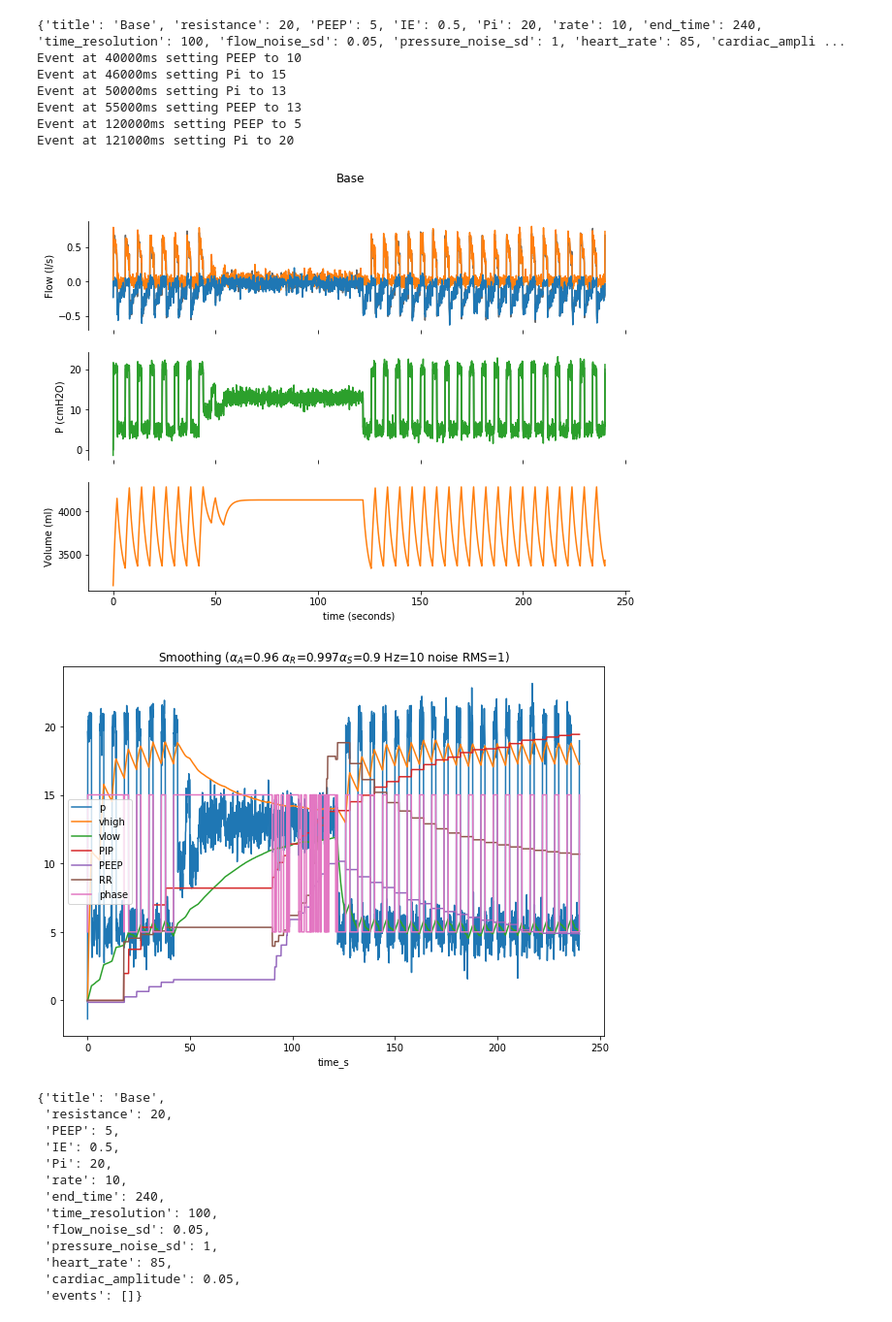
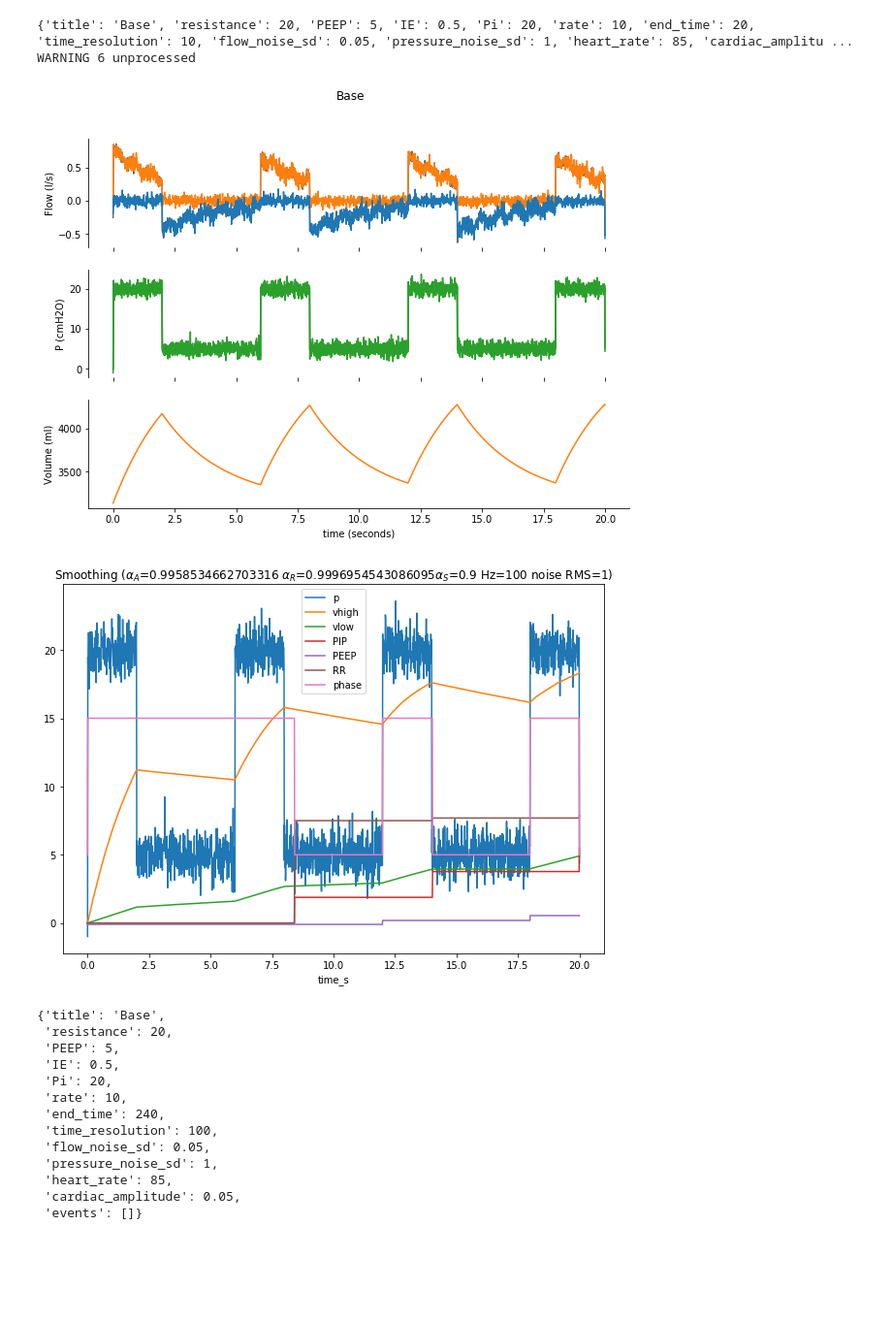
Before and after one commit to ErichBSchulz/lung, a Jupyter notebook: lung.ipynb, the cells around one changed output. Shown at 97% size. Drawn from its saved outputs; the diff is of its cells as text; code cells hidden in the pictures; blank space fills up the shorter version.

Commit message:
function to retune alpha as frequency changes

```diff
--- a/lung.ipynb
+++ b/lung.ipynb
@@ -8,7 +8,7 @@ matplotlib.rcParams['figure.figsize'] = [10,7]
 
 pd.set_option('precision', 4)
 # %%
-def plots(pdf, title):
+def vent_plots(pdf, title):
     fig, plots = plt.subplots(3, sharex=True) # , gridspec_kw={'hspace': 0}
     (ax1, ax2, ax3) = plots
     for ax in plots:
@@ -33,11 +33,19 @@ def plots(pdf, title):
     ax1.label_outer()
     ax2.label_outer()
     plt.show()
+
+def processed_plots(df):
+    df.plot(x='time_s', y=['p', 'vhigh', 'vlow', 'PIP', 'PEEP', 'RR', 'phase'], # 'Vhigh', 'Vlow', # 'Thigh', 'Tlow', 'Tpeak',
+            title = "Smoothing "
+             rf"($\alpha_A$={config.alphaA} $\alpha_R$={config.alphaR}$\alpha_S$={config.alphaS}"
+             f" Hz={config.sample_frequency} noise RMS={scenario['pressure_noise_sd']})"
+                      )
+    plt.show()
 # %%
 def run_and_output(scenario):
     print(scenario)
     pdf = simple.execute_scenario(scenario)
-    plots(pdf, title=s['title'])
+    vent_plots(pdf, title=scenario['title'])
     return pdf
 # %%
 base_scenario = dict(
@@ -109,49 +117,37 @@ f = pdf.head(5).to_json(orient='records')
 vs = signal.VentilatorStatus()
 config = signal.VentilatorConfig()
 # %%
-sample_frequency = 10
+sample_frequency = 100
 start = 40
 fix = 120
 badness = [
     dict(attr = 'PEEP', val = 10, time=start),
     dict(attr = 'Pi', val = 15, time=start+6),
     dict(attr = 'Pi', val = 13, time=start+10),
     dict(attr = 'PEEP', val = 13, time=start+15),
     dict(attr = 'PEEP', val = 5, time=fix),
     dict(attr = 'Pi', val = 20, time=fix+1),
 ]
 scenario = dict(base_scenario,
                 Pi=20, PEEP=5,
-                time_resolution = round(1000/sample_frequency), end_time = 240,
+                time_resolution = round(1000/sample_frequency), end_time = 20,
                 events = badness)
 sim = run_and_output(scenario)
+
+importlib.reload(signal)
+config.sample_frequency = sample_frequency
+
+config.alphaA = signal.retune_alpha(0.66, sample_frequency)
+config.alphaR = signal.retune_alpha(0.97, sample_frequency) # was 0.997 @ 10 hz
+results = signal.process_trace(sim, config, pressure_column='pressure_1')
+
+plot_processed(results)
+plt.show()
 # %% [output]
-{'title': 'Base', 'resistance': 20, 'PEEP': 5, 'IE': 0.5, 'Pi': 20, 'rate': 10, 'end_time': 240, 'time_resolution': 100, 'flow_noise_sd': 0.05, 'pressure_noise_sd': 1, 'heart_rate': 85, 'cardiac_ampli ...
-Event at 40000ms setting PEEP to 10
-Event at 46000ms setting Pi to 15
-Event at 50000ms setting Pi to 13
-Event at 55000ms setting PEEP to 13
-Event at 120000ms setting PEEP to 5
-Event at 121000ms setting Pi to 20
+{'title': 'Base', 'resistance': 20, 'PEEP': 5, 'IE': 0.5, 'Pi': 20, 'rate': 10, 'end_time': 20, 'time_resolution': 10, 'flow_noise_sd': 0.05, 'pressure_noise_sd': 1, 'heart_rate': 85, 'cardiac_amplitu ...
+WARNING 6 unprocessed
-[figure, old version]
+[figure, new version]
+[figure, added]
-# %%
-importlib.reload(signal)
-config.sample_frequency = sample_frequency
-
-config.alphaA = 0.96
-config.alphaR = 0.997
-results = signal.process_trace(sim, config, pressure_column='pressure_1')
-results.plot(x='time_s', y=['p',
-                            'vhigh', 'vlow',
-                            # 'Vhigh', 'Vlow', # 'Thigh', 'Tlow', 'Tpeak',
-                          'PIP', 'PEEP', 'RR', 'phase'],
-            title = "Smoothing "
-             rf"($\alpha_A$={config.alphaA} $\alpha_R$={config.alphaR}$\alpha_S$={config.alphaS}"
-             f" Hz={config.sample_frequency} noise RMS={scenario['pressure_noise_sd']})"
-                      )
-plt.show()
-# %% [output]
-[figure, removed]
 # %%
 scenario
 # %% [output]
```
Also changed, not shown: parts of 4 cells of this notebook, 1 other file.
